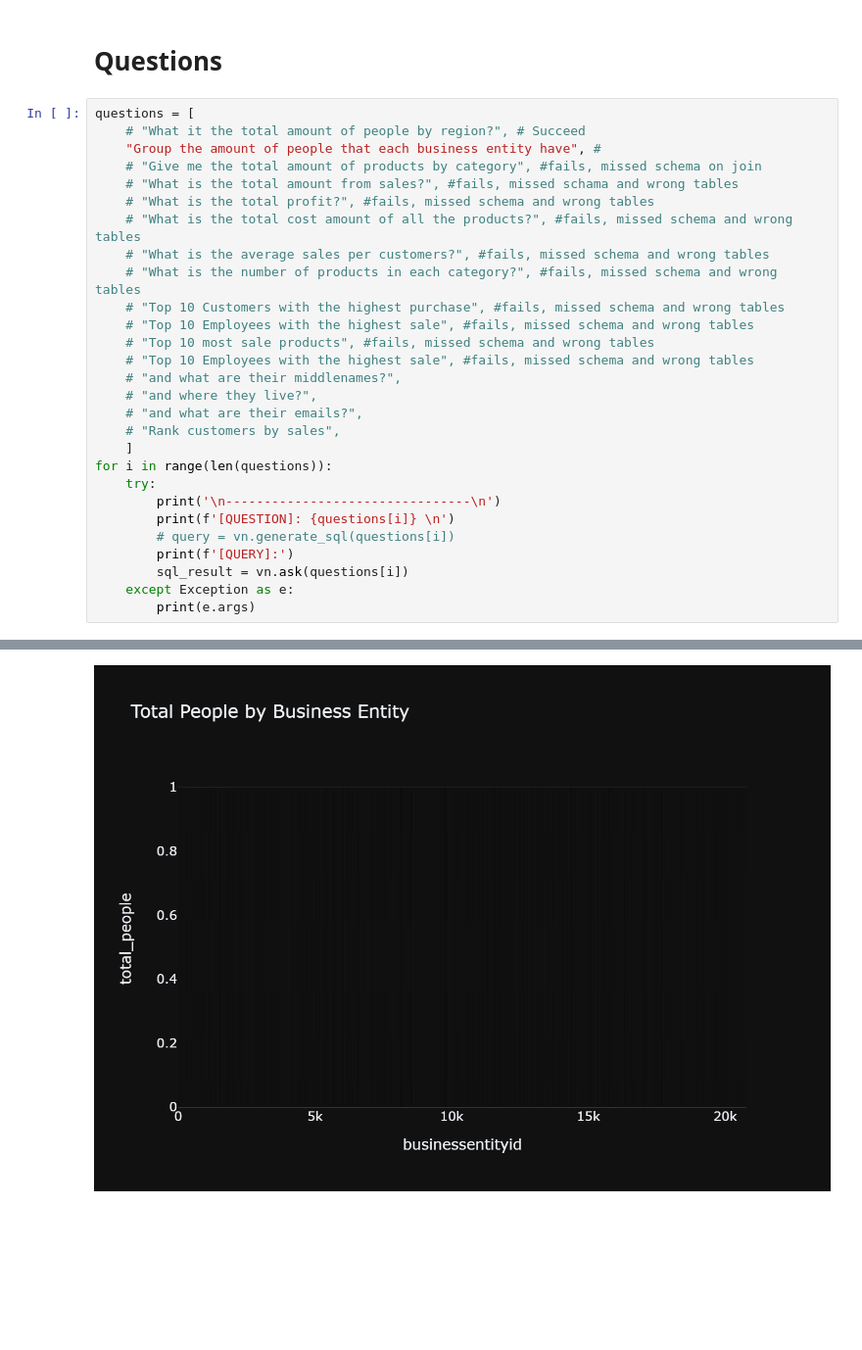
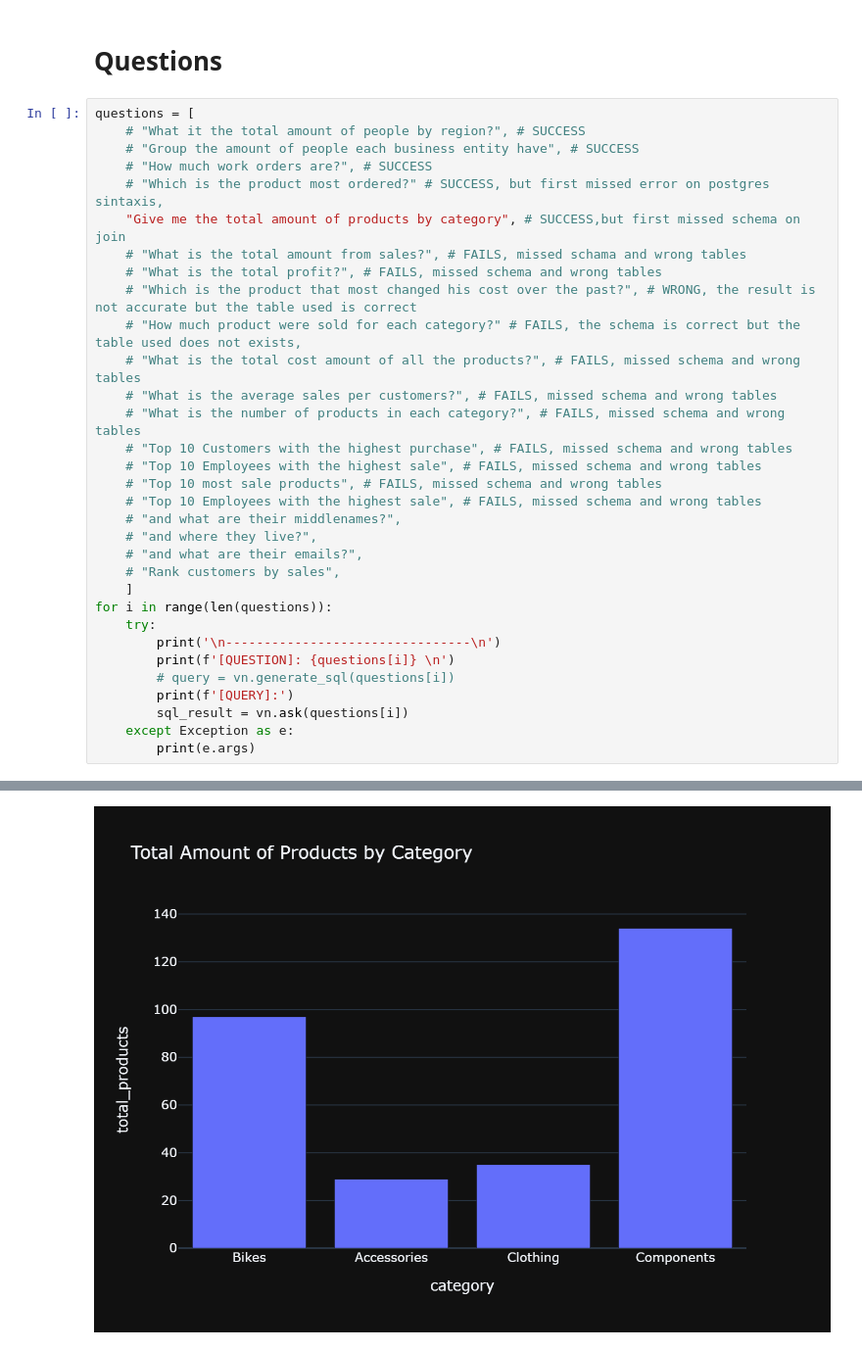
Before and after one commit to pedro-geraghty-sw/rag-vanna-poc, a Jupyter notebook: pgf-24012024/questions.ipynb, the cells around one changed output, grey strips where cells are left out. Shown at 98% size. Drawn from its saved outputs; the diff is of its cells as text; blank space fills up the shorter version.

Commit message:
Update results of tests

```diff
--- a/pgf-24012024/questions.ipynb
+++ b/pgf-24012024/questions.ipynb
@@ -28,18 +28,22 @@ vn.connect_to_postgres(DB_SERVER,DB_NAME,DB_USER,DB_PASSWORD,DB_PORT)
 # Questions
 # %%
 questions = [
-    # "What it the total amount of people by region?", # Succeed
-    "Group the amount of people that each business entity have", #
-    # "Give me the total amount of products by category", #fails, missed schema on join
-    # "What is the total amount from sales?", #fails, missed schama and wrong tables
-    # "What is the total profit?", #fails, missed schema and wrong tables
-    # "What is the total cost amount of all the products?", #fails, missed schema and wrong tables
-    # "What is the average sales per customers?", #fails, missed schema and wrong tables
-    # "What is the number of products in each category?", #fails, missed schema and wrong tables
-    # "Top 10 Customers with the highest purchase", #fails, missed schema and wrong tables
-    # "Top 10 Employees with the highest sale", #fails, missed schema and wrong tables
-    # "Top 10 most sale products", #fails, missed schema and wrong tables
-    # "Top 10 Employees with the highest sale", #fails, missed schema and wrong tables
+    # "What it the total amount of people by region?", # SUCCESS
+    # "Group the amount of people each business entity have", # SUCCESS
+    # "How much work orders are?", # SUCCESS
+    # "Which is the product most ordered?" # SUCCESS, but first missed error on postgres sintaxis,
+    "Give me the total amount of products by category", # SUCCESS,but first missed schema on join
+    # "What is the total amount from sales?", # FAILS, missed schama and wrong tables
+    # "What is the total profit?", # FAILS, missed schema and wrong tables
+    # "Which is the product that most changed his cost over the past?", # WRONG, the result is not accurate but the table used is correct
+    # "How much product were sold for each category?" # FAILS, the schema is correct but the table used does not exists,
+    # "What is the total cost amount of all the products?", # FAILS, missed schema and wrong tables
+    # "What is the average sales per customers?", # FAILS, missed schema and wrong tables
+    # "What is the number of products in each category?", # FAILS, missed schema and wrong tables
+    # "Top 10 Customers with the highest purchase", # FAILS, missed schema and wrong tables
+    # "Top 10 Employees with the highest sale", # FAILS, missed schema and wrong tables
+    # "Top 10 most sale products", # FAILS, missed schema and wrong tables
+    # "Top 10 Employees with the highest sale", # FAILS, missed schema and wrong tables
     # "and what are their middlenames?",
     # "and where they live?",
     # "and what are their emails?",
@@ -80 +77 @@ GROUP BY b.businessentityid;
-[figure, old version]
+[figure, new version]
```
Also changed, not shown: parts of 1 cell of this notebook.
